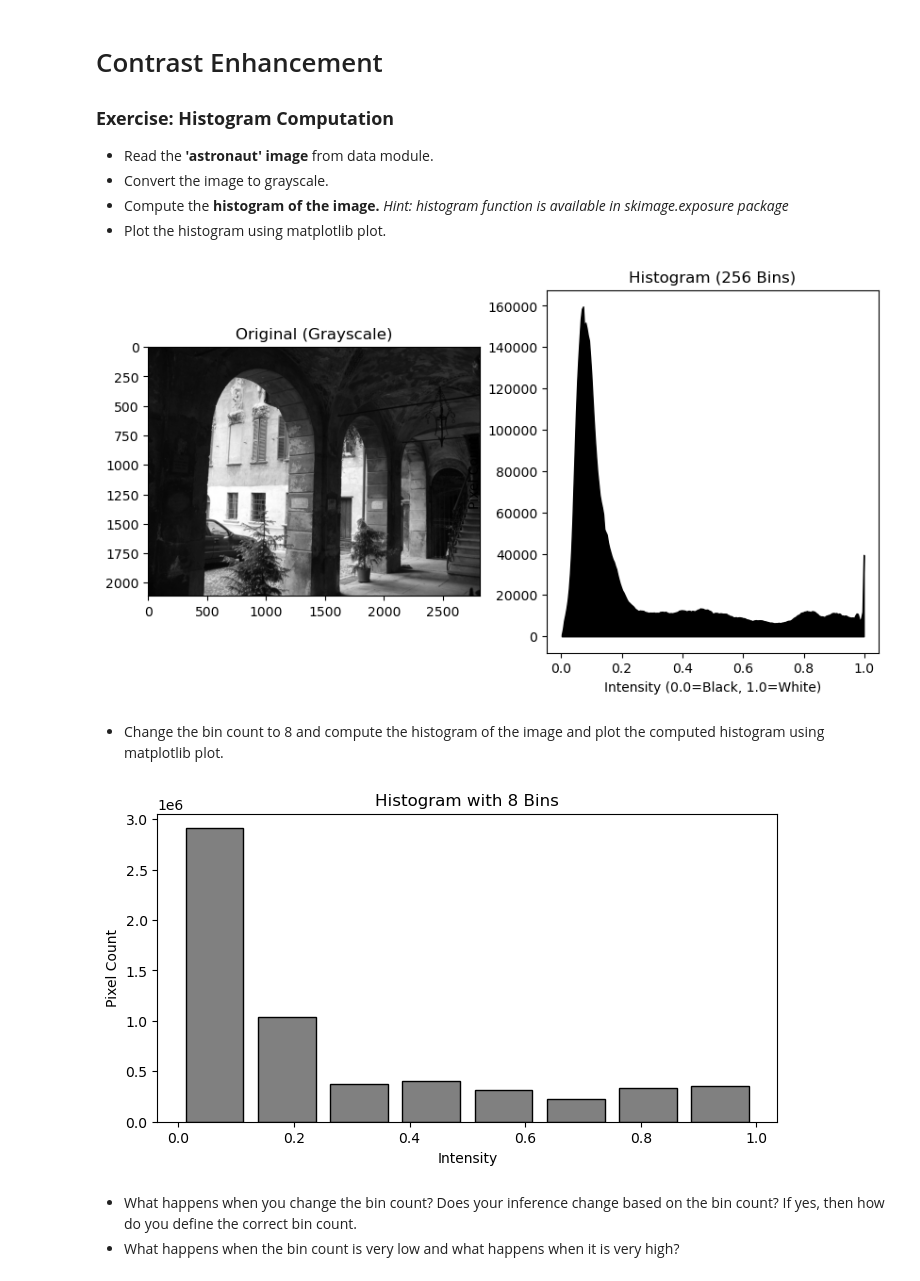
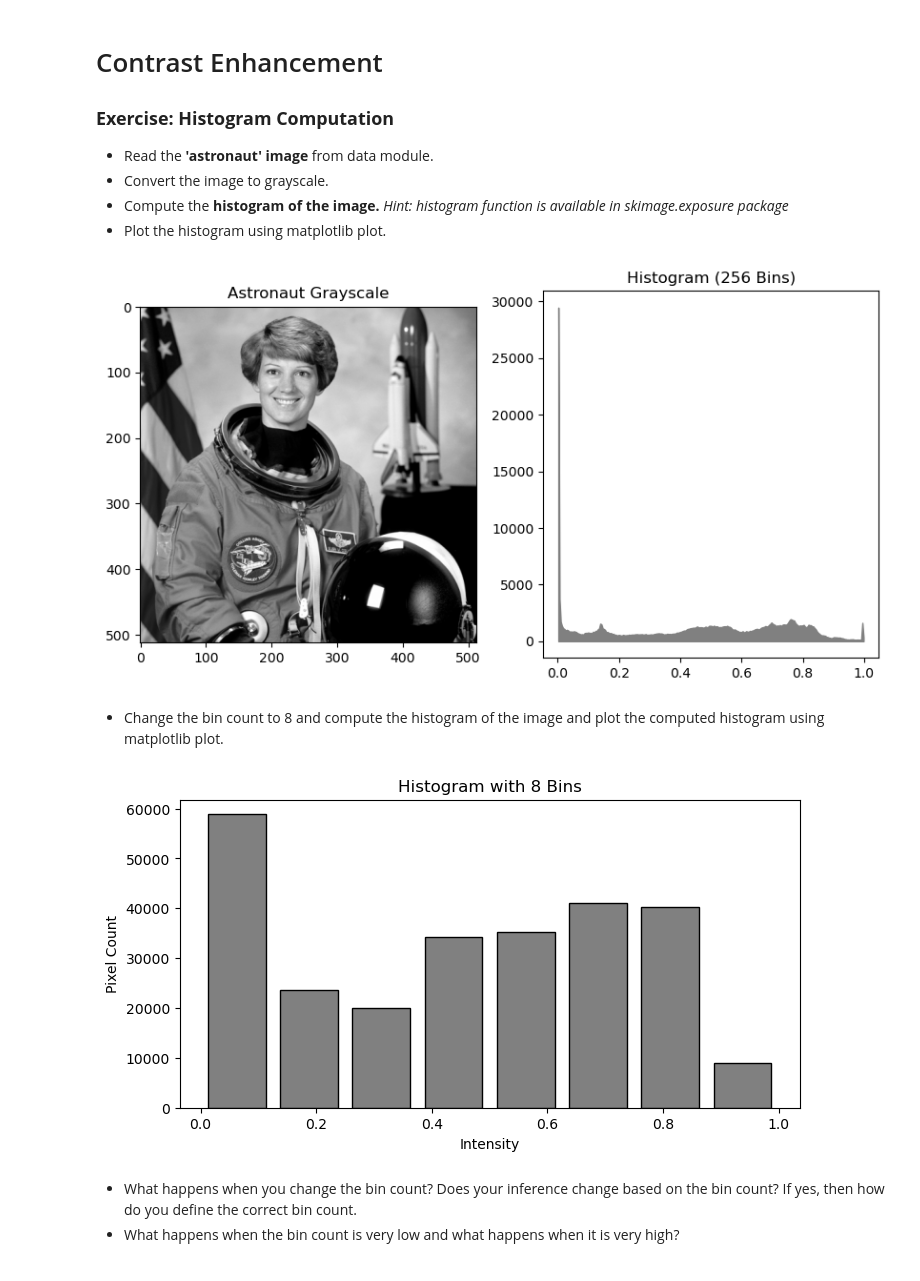
Before and after one commit to Royvdr/lab-image-processing, a Jupyter notebook: main.ipynb, the cells around one changed output. Cells and saved outputs as stored; diff of their text form; code cells hidden in the pictures.

Commit message:
Changed the image into the right one

```diff
--- a/main.ipynb
+++ b/main.ipynb
@@ -142,40 +142,34 @@ plt.show()
 *   Compute the **histogram of the image.** *Hint: histogram function is available in skimage.exposure package*
 *   Plot the histogram using matplotlib plot.
 # %%
-import os
-from skimage import io, exposure, color
+from skimage import data, color, exposure
 
-# 1. Define the correct path
-image_path = 'images/aquatermi_lowcontrast.jpg'
+# 1. Load the astronaut image directly from skimage.data
+astro = data.astronaut()
 
-# 2. Read the image and convert to grayscale
-# (Using grayscale simplifies the intensity analysis)
-img = io.imread(image_path)
-img_gray = color.rgb2gray(img)
+# 2. Convert to grayscale (as required by the lab)
+astro_gray = color.rgb2gray(astro)
 
-# 3. Compute the histogram
-# This counts how many pixels exist at each intensity level (0-1)
-hist, bin_centers = exposure.histogram(img_gray)
+# 3. Compute histogram with default bins (256)
+hist, bin_centers = exposure.histogram(astro_gray)
 
 # 4. Visualization
 plt.figure(figsize=(10, 5))
 plt.subplot(1, 2, 1)
-plt.imshow(img_gray, cmap='gray')
-plt.title("Original (Grayscale)")
+plt.imshow(astro_gray, cmap='gray')
+plt.title("Astronaut Grayscale")
 
 plt.subplot(1, 2, 2)
-plt.fill_between(bin_centers, hist, color='black')
+plt.fill_between(bin_centers, hist, color='gray')
 plt.title("Histogram (256 Bins)")
-plt.xlabel("Intensity (0.0=Black, 1.0=White)")
-plt.ylabel("Pixel Count")
 plt.show()
 # %% [output]
-[figure, old version]
+[figure, new version]
 # %% [markdown]
 *   Change the bin count to 8 and compute the histogram of the image and plot the computed histogram using matplotlib plot.
 # %%
 # Compute histogram with only 8 bins
-hist_8, bin_centers_8 = exposure.histogram(img_gray, nbins=8)
+hist_8, bin_centers_8 = exposure.histogram(astro_gray, nbins=8)
 
 plt.figure(figsize=(8, 4))
 plt.bar(bin_centers_8, hist_8, width=0.1, color='gray', edgecolor='black')
@@ -184,7 +178,7 @@ plt.xlabel("Intensity")
 plt.ylabel("Pixel Count")
 plt.show()
 # %% [output]
-[figure, old version]
+[figure, new version]
 # %% [markdown]
 
 
```
